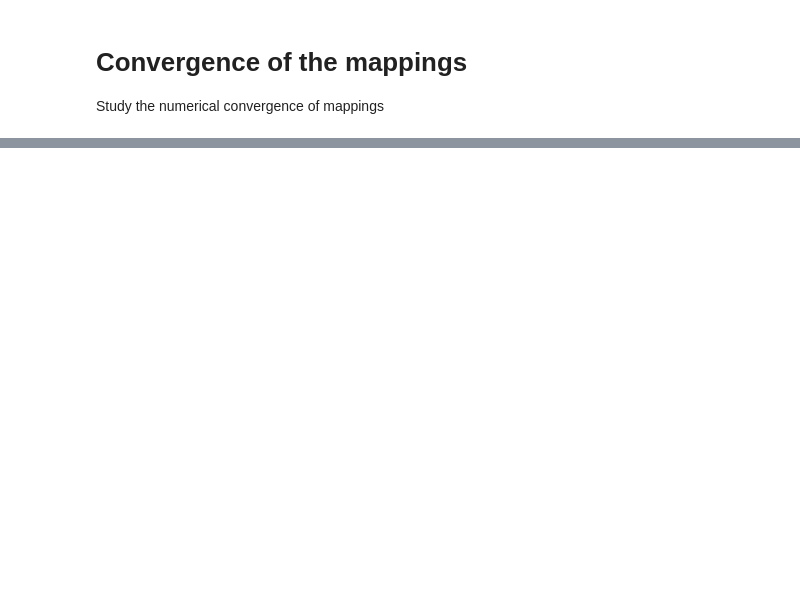
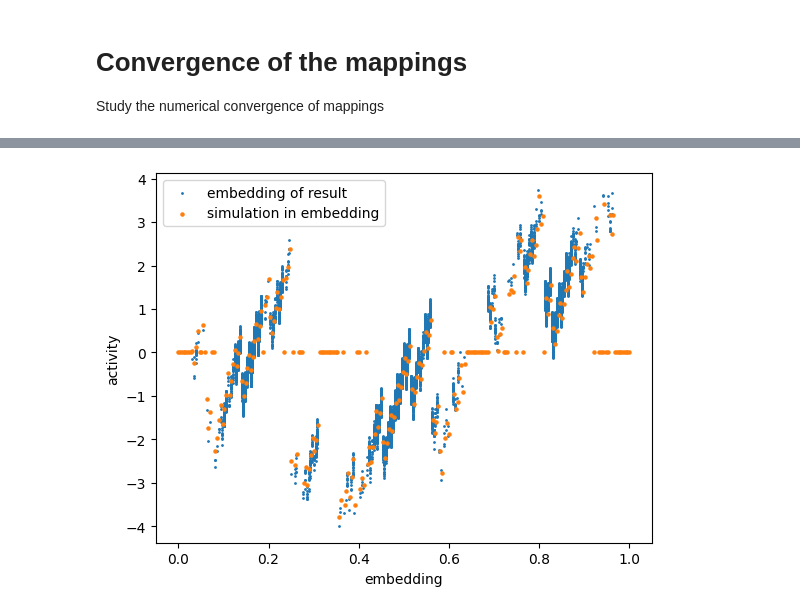
Before and after one commit to ninivert/lcnthesis, a Jupyter notebook: notebooks/mappings_convergence.ipynb, the cells around one changed output, grey strips where cells are left out. Saved outputs shown, nothing was run; the diff lists cells and outputs as text; code cells hidden in the pictures; blank space fills up the shorter version.

```diff
--- a/notebooks/mappings_convergence.ipynb
+++ b/notebooks/mappings_convergence.ipynb
@@ -80,0 +168,12 @@ print(binned_index_connectivity(rnn, n, bin_index))
+# %%
+res_dense = rnn_dense.simulate(h0=np.zeros(rnn_dense.N), t_span=(0, 40), dt_max=1, progress=True)
+# %%
+fig, ax = plt.subplots()
+ax.scatter(mapping, res.h[:, -1], s=1, label='embedding of result')
+ax.scatter(np.linspace(0, 1, 4**n), res_dense.h[:, -1], s=5, label='simulation in embedding')
+ax.legend()
+ax.set_xlabel('embedding')
+ax.set_ylabel('activity')
+plt.show()
+# %% [output]
+[figure, added]
```
Also changed, not shown: parts of 16 cells of this notebook, 3 other files.
